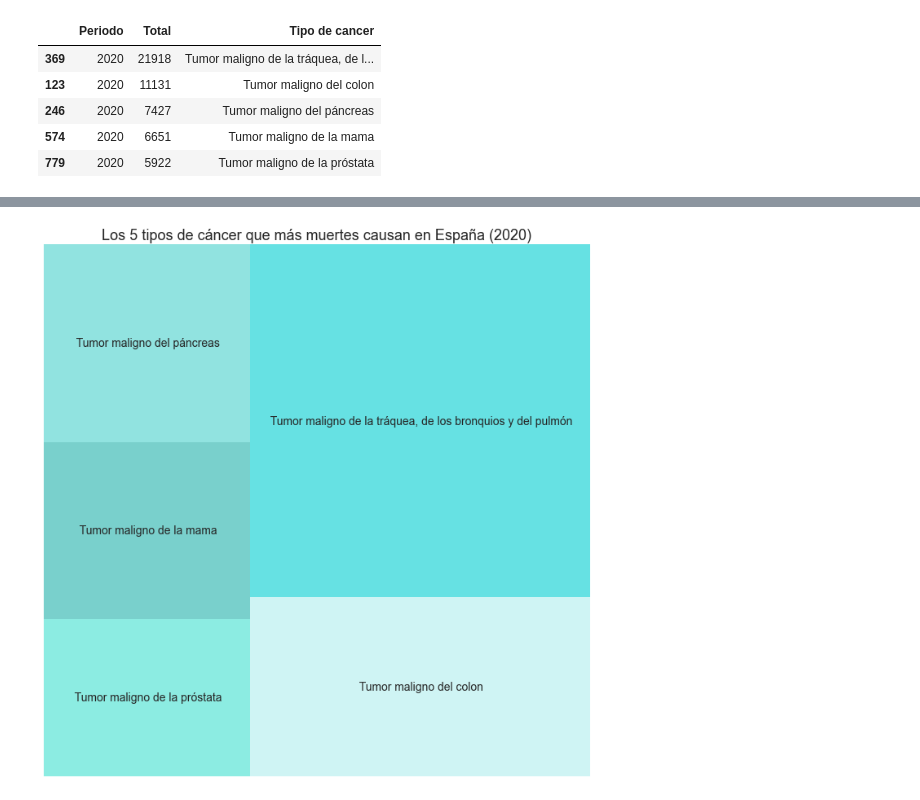
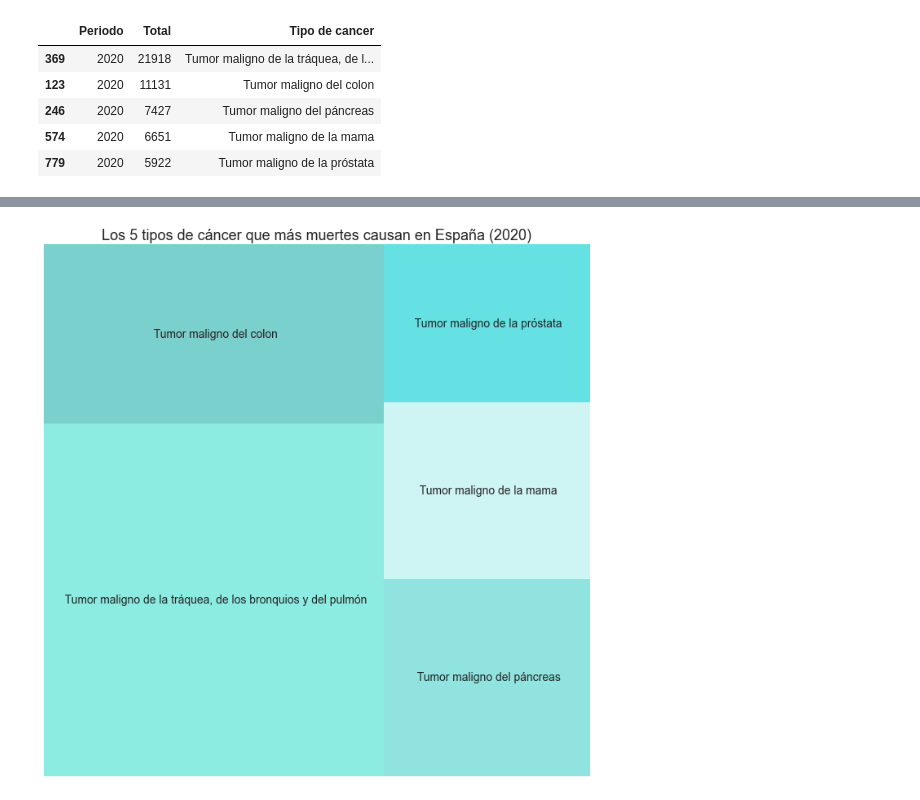
Before and after one commit to dfvinxu/EDA-Principales-causas-de-muerte-en-Espa-a, a Jupyter notebook: src/notebooks/3. Estadisticas_tumores.ipynb, the cells around one changed output, grey strips where cells are left out. Cells and saved outputs as stored; diff of their text form; code cells hidden in the pictures.

```diff
--- a/src/notebooks/3. Estadisticas_tumores.ipynb
+++ b/src/notebooks/3. Estadisticas_tumores.ipynb
@@ -130,8 +146,8 @@ df_tum_20.tail(10)
 # %%
 plt.figure(figsize=(12,12))
 colors=['turquoise', 'lightseagreen', 'mediumturquoise', 'paleturquoise', 'darkturquoise']
-squarify.plot(sizes=df_tum_20['Total'].iloc[28:], alpha=.6, label=df_tum_20['Tipo de cancer'].iloc[28:], color=colors, text_kwargs={'fontsize':14})
+squarify.plot(sizes=df_tum_20['Total'].iloc[0:5], alpha=.6, label=df_tum_20['Tipo de cancer'].iloc[0:5], color=colors, text_kwargs={'fontsize':14})
 plt.title('Los 5 tipos de cáncer que más muertes causan en España (2020)', size=18, )
 plt.axis('off');
 # %% [output]
-[figure, old version]
+[figure, new version]
```
Also changed, not shown: parts of 15 cells of this notebook, 5 other files.
